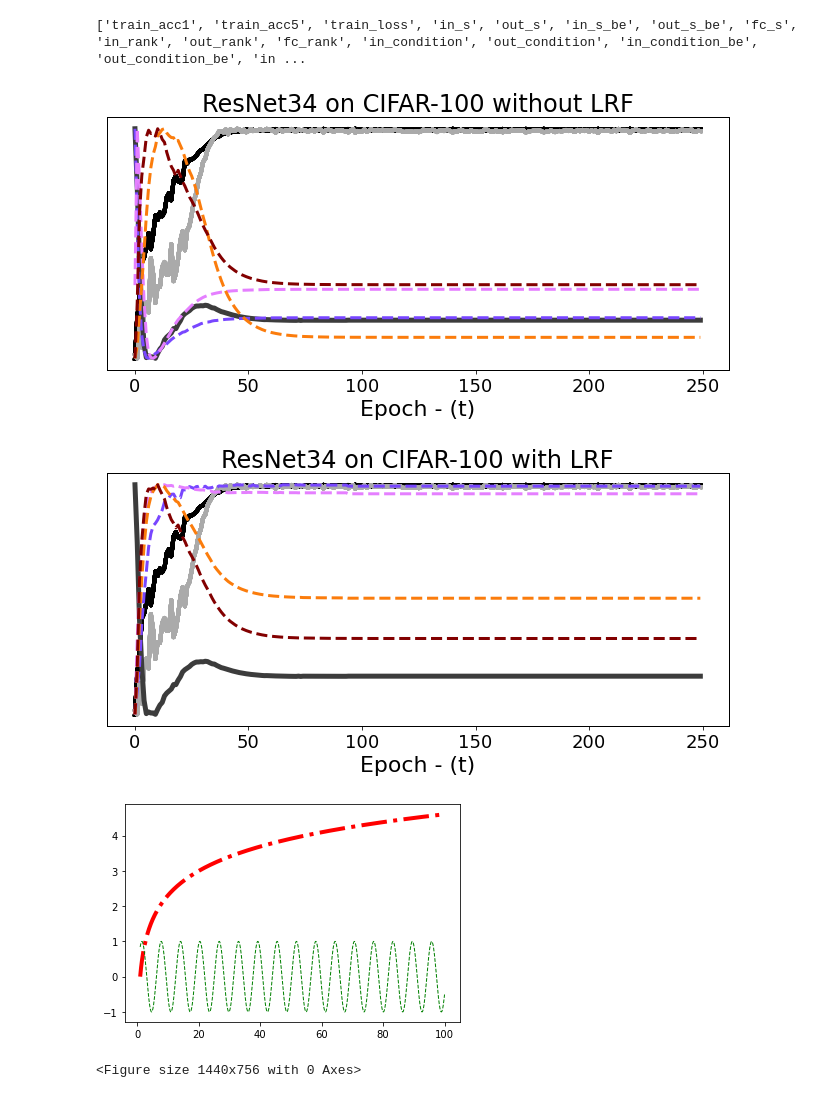
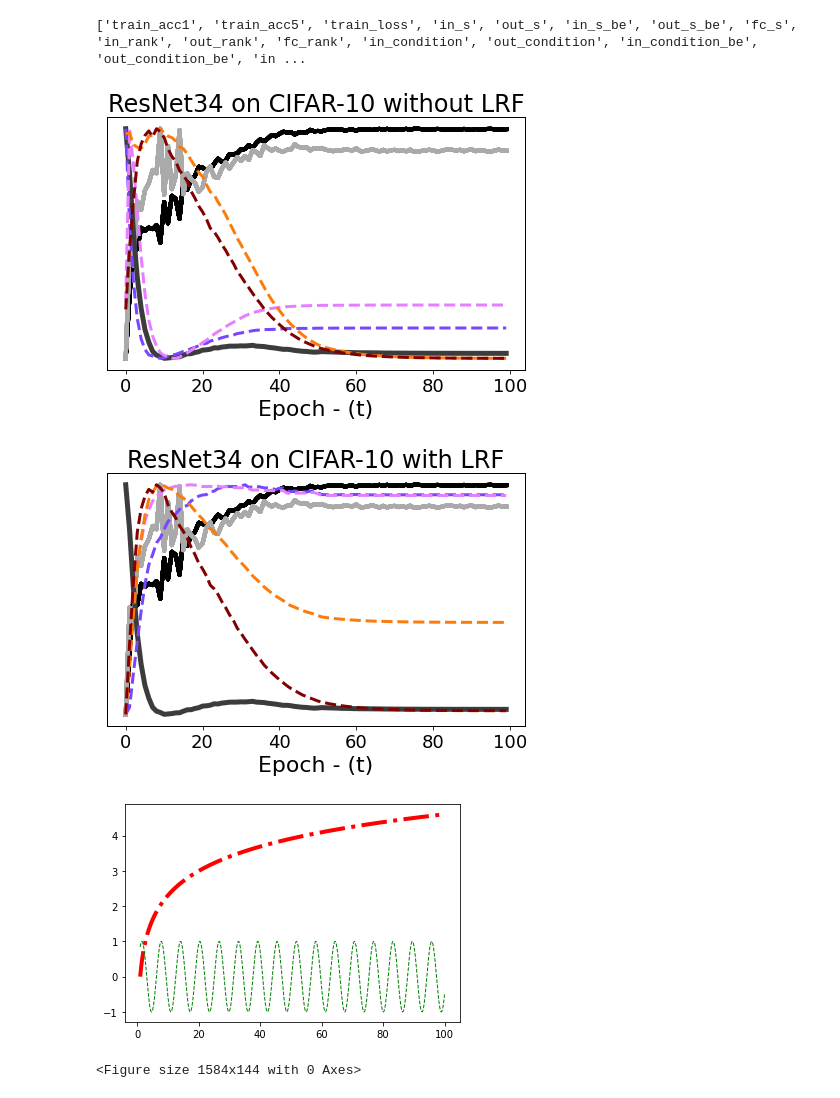
Before and after one commit to KhalilJDamouni/QC-Bench, a Jupyter notebook: source/epochtest.ipynb, the cells around one changed output. Drawn from its saved outputs; the diff is of its cells as text; code cells hidden in the pictures.

```diff
--- a/source/epochtest.ipynb
+++ b/source/epochtest.ipynb
@@ -48,7 +48,7 @@ def norm(x, L, a=[]):
         depth = np.flip(np.arange(len(x))+1)
         a = a*depth
         return np.prod(np.power(x,a/(np.sum(a))))
-f=Path(str(sys.path[0][0:-7])+"/outputs/results_date=2021-06-24-06-53-53_trial=0_ResNet18CIFAR_CIFAR100_Adasmomentum=0.9_weight_decay=0.0005_beta=0.9_linear=0.0_gamma=0.5_step_size=25.0_None_LR=0.03.csv")
+f=Path(str(sys.path[0][0:-7])+"/outputs/results_date=2021-06-24-06-53-53_trial=0_ResNet18CIFAR_CIFAR10_Adasmomentum=0.9_weight_decay=0.0005_beta=0.9_linear=0.0_gamma=0.5_step_size=25.0_None_LR=0.03.csv")
 df = pd.read_csv(f)
 headers = get_headers(df)
 print(headers)
@@ -134,21 +134,21 @@ except:
     print(2)
 
 
-gap = train_acc - test_acc
-
+gap = (train_acc - test_acc)[0:100]
+test_acc = test_acc[0:100]
 QG_BE = np.arctan2(KG_BE,(1-1/MC_BE))
 QG_AE = np.arctan2(KG_AE,(1-1/MC_AE))
 
-QG_BE = np.asarray([norm(QG_BE,2),norm(QG_BE,3)])
-QG_AE = np.asarray([norm(QG_AE,2),norm(QG_AE,3)])
-ER_BE = np.asarray([norm(ER_BE,2),norm(ER_BE,3)])
-ER_AE = np.asarray([norm(ER_AE,2),norm(ER_AE,3)])
-noise = np.asarray([norm(noise,2),norm(noise,3)])
-F_BE = np.asarray([norm(fro_BE,2),norm(fro_BE,3)])
-F_AE = np.asarray([norm(fro_AE,2),norm(fro_AE,3)])
-S_BE = np.asarray([norm(spec_BE,2),norm(spec_BE,3)])
-S_AE = np.asarray([norm(spec_AE,2),norm(spec_AE,3)])
-x=np.arange(0,250,1)
+QG_BE = np.asarray([norm(QG_BE,2),norm(QG_BE,3)])[:,0:100]
+QG_AE = np.asarray([norm(QG_AE,2),norm(QG_AE,3)])[:,0:100]
+ER_BE = np.asarray([norm(ER_BE,2),norm(ER_BE,3)])[:,0:100]
+ER_AE = np.asarray([norm(ER_AE,2),norm(ER_AE,3)])[:,0:100]
+noise = np.asarray([norm(noise,2),norm(noise,3)])[:,0:100]
+F_BE = np.asarray([norm(fro_BE,2),norm(fro_BE,3)])[:,0:100]
+F_AE = np.asarray([norm(fro_AE,2),norm(fro_AE,3)])[:,0:100]
+S_BE = np.asarray([norm(spec_BE,2),norm(spec_BE,3)])[:,0:100]
+S_AE = np.asarray([norm(spec_AE,2),norm(spec_AE,3)])[:,0:100]
+x=np.arange(0,100,1)
 # %% [output]
 ['train_acc1', 'train_acc5', 'train_loss', 'in_s', 'out_s', 'in_s_be', 'out_s_be', 'fc_s', 'in_rank', 'out_rank', 'fc_rank', 'in_condition', 'out_condition', 'in_condition_be', 'out_condition_be', 'in ...
 # %%
@@ -202,36 +202,36 @@ ax4 = ax1.twinx()
 ln4 = ax4.plot(x, ER_BE[0,:],color='orange')
 ax4.set_yticks([])
 '''
 ax7 = ax1.twinx()
 ln7 = ax7.plot(x, F_BE[0,:],'--',color=COLORS["AdaBelief"],lw=3)
 ax7.set_yticks([])
 #ax7.set_xticks([])
 
 '''
 ax6 = ax1.twinx()
 ln6 = ax6.plot(x, F_BE[0,:],color='yellow')
 ax6.set_yticks([])
 '''
 ax9 = ax1.twinx()
 ln9 = ax9.plot(x, S_BE[0,:],"--",color=COLORS["Adas"],lw=3)
 ax9.set_yticks([])
 #ax9.tick_params(axis='x',labelsize=20)
 
 '''
 ax8 = ax1.twinx()
 ln8 = ax8.plot(x, S_BE[0,:],color='brown')
 ax8.set_yticks([])
 '''
 
 
 
-plt.title("ResNet34 on CIFAR-100 without LRF", fontsize=24)
+plt.title("ResNet34 on CIFAR-10 without LRF", fontsize=24)
 plt.xticks(fontsize=24)
 fig.tight_layout()
-fig.set_size_inches(18.5/2, 10.5/2)
+fig.set_size_inches(12.5/2, 10.5/2)
 plt.show()
 # %% [output]
-[figure, old version]
+[figure, new version]
 # %%
 fig, ax1 = plt.subplots()
 
@@ -286,12 +286,12 @@ ax8.set_yticks([])
 
 
 
-plt.title("ResNet34 on CIFAR-100 with LRF", fontsize=24)
+plt.title("ResNet34 on CIFAR-10 with LRF", fontsize=24)
 fig.tight_layout()
-fig.set_size_inches(18.5/2, 10.5/2)
+fig.set_size_inches(12.5/2, 10.5/2)
 plt.show()
 # %% [output]
-[figure, old version]
+[figure, new version]
 # %%
 legend_elements = [Line2D([0], [0], color='black', lw=2, label='test accuracy'),Line2D([0], [0], color='grey', lw=2, label='generalization gap'),Line2D([0], [0], color='brown', lw=2, label='noise'),Line2D([0], [0], color='green', ls=':', lw=3, label=r'${Q}_{SQ}^{p}$'),Line2D([0], [0], color='blue', ls=':', lw=3, label=r'${Q}_{E}^{L2}$'),
 Line2D([0], [0], color='yellow', lw=3, ls=":", label=r'${Q}_{F}^{L2}$'),Line2D([0], [0], color='red', lw=3, ls=":", label=r'${Q}_{S}^{L2}$')]
@@ -304,18 +304,18 @@ y1 = np.sin(x)
 fig = plt.figure("Line plot")
 
 legendFig = plt.figure("Legend plot")
-legendFig.set_size_inches(12, 1.3)
+legendFig.set_size_inches(22, 2)
 ax = fig.add_subplot(111)
 line1, = ax.plot(x, y, c="red", lw=4, linestyle="dashdot")
 line2, = ax.plot(x, y1, c="green", lw=1, linestyle="--")
-legend_elements = [Line2D([0], [0], color='black', lw=4, label='test accuracy'),Line2D([0], [0], color=COLORS["SAM"], ls='--', lw=3, label=r'${Q}_{E}^{L2}$'),Line2D([0], [0], color='brown', lw=4, label='noise'),Line2D([0], [0], color=COLORS["Adam"], ls='--', lw=3, label=r'${Q}_{SQ}^{p}$'),Line2D([0], [0], color='grey', lw=4, label='generalization gap'),
-Line2D([0], [0], color=COLORS["AdaBelief"], lw=3, ls="--", label=r'${Q}_{F}^{L2}$'),Line2D([0], [0], color=COLORS["ADAS"], lw=3, ls="--", label=r'${Q}_{S}^{L2}$')]
-legendFig.legend(handles=legend_elements, ncol=4, loc='center', prop={'size': 22})
+legend_elements = [Line2D([0], [0], color='black', lw=5, label='test accuracy'),Line2D([0], [0], color=COLORS["SAM"], ls='--', lw=4, label=r'${Q}_{E}^{L2}$'),Line2D([0], [0], color='brown', lw=5, label='noise'),Line2D([0], [0], color=COLORS["Adam"], ls='--', lw=4, label=r'${Q}_{SQ}^{p}$'),Line2D([0], [0], color='grey', lw=5, label='generalization gap'),
+Line2D([0], [0], color=COLORS["AdaBelief"], lw=4, ls="--", label=r'${Q}_{F}^{L2}$'),Line2D([0], [0], color=COLORS["Adas"], lw=4, ls="--", label=r'${Q}_{S}^{L2}$')]
+legendFig.legend(handles=legend_elements, ncol=4, loc='center', prop={'size': 40})
 legendFig.show()
 legendFig.savefig('legend.png')
 # %% [output]
 [figure]
-<Figure size 1440x756 with 0 Axes>
+<Figure size 1584x144 with 0 Axes>
 # %%
 import numpy as np
 from matplotlib import pyplot as plt
```
Also changed, not shown: parts of 2 cells of this notebook, 5 other files.
